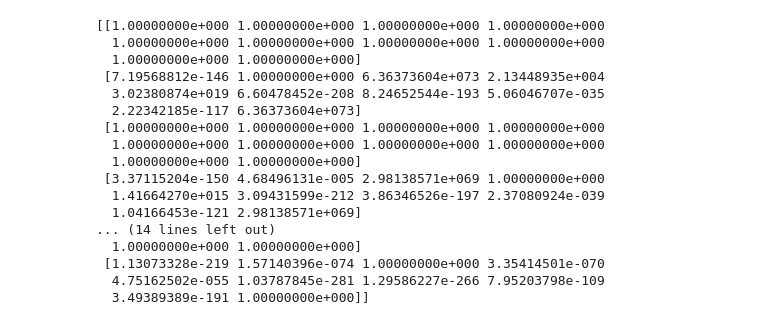
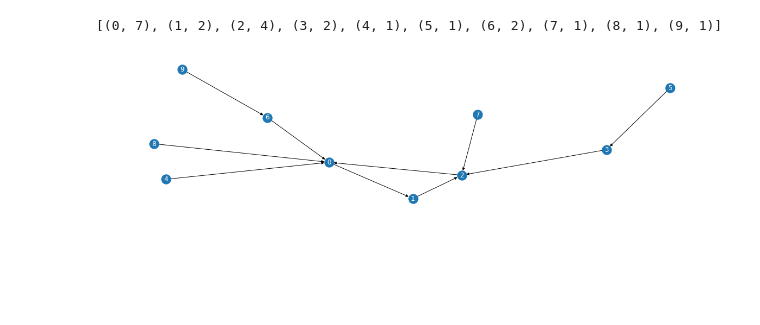
Before and after one commit to aliydgr/ms-thesis, a Jupyter notebook: information-flow-sindy.ipynb, the cells around one changed output. Saved outputs shown, nothing was run; the diff lists cells and outputs as text; code cells hidden in the pictures; blank space fills up the shorter version.

```diff
--- a/information-flow-sindy.ipynb
+++ b/information-flow-sindy.ipynb
@@ -173,37 +189,33 @@ DiMultiDegreeView({0: 11, 1: 4, 2: 7, 3: 1, 4: 2, 5: 1, 6: 1, 7: 1, 8: 1, 9: 1})
+# %%
+print(graph.degree)
+nx.draw(graph, with_labels=True, font_color='white')
+# %% [output]
+[(0, 7), (1, 2), (2, 4), (3, 2), (4, 1), (5, 1), (6, 2), (7, 1), (8, 1), (9, 1)]
+[figure, added]
 # %%
-g_matrix = np.empty((number_of_nodes,number_of_nodes))
-alpha = 0.5
-t_perturbed = np.arange(0, 10, dt)
-for i in range(0, number_of_nodes):
-    perturbation_i = np.zeros(number_of_nodes)
-    perturbation_i[i] = sindy_steady_state[i] * alpha
-    perturbed_i = np.add(sindy_steady_state, perturbation)
+def calculate_g(alpha, steady_state, dynamic_func):
+    g_matrix = np.empty((number_of_nodes,number_of_nodes))
+    t_perturbed = np.arange(0, 10, dt)
 
-    x_perturbed_i = odeint(bio_sindy, perturbed_i, t_perturbed)
-    final_state_i = x_perturbed_i[-1]
-    diff_i = np.subtract(final_state_i, sindy_steady_state)
+    for i in range(0, number_of_nodes):
+        perturbation_i = np.zeros(number_of_nodes)
+        perturbation_i[i] = steady_state[i] * alpha
+        perturbed_i = np.add(steady_state, perturbation_i[i])
 
-    dxi_xi = diff_i[i]/sindy_steady_state[i]
-    for j in range(0, number_of_nodes):
-        dxj_xj = diff_i[j]/sindy_steady_state[j]
-        g_matrix[i,j] = abs(dxi_xi/dxj_xj)
+        x_perturbed_i = odeint(dynamic_func, perturbed_i, t_perturbed)
+        final_state_i = x_perturbed_i[-1]
+        diff_i = np.subtract(final_state_i, steady_state)
 
-print(g_matrix)
+        dxi_xi = diff_i[i]/steady_state[i]
+        for j in range(0, number_of_nodes):
+            dxj_xj = diff_i[j]/steady_state[j]
+            g_matrix[i,j] = abs(dxi_xi/dxj_xj)
+
+    return g_matrix
+
+def find_g_dist(g_matrix):
+    g_dist = []
+    for row in g_matrix:
+        for gij in row:
+            g_dist.append(gij)
+    return g_dist
-# %% [output]
-[[1.00000000e+000 1.00000000e+000 1.00000000e+000 1.00000000e+000
-  1.00000000e+000 1.00000000e+000 1.00000000e+000 1.00000000e+000
-  1.00000000e+000 1.00000000e+000]
- [7.19568812e-146 1.00000000e+000 6.36373604e+073 2.13448935e+004
-  3.02380874e+019 6.60478452e-208 8.24652544e-193 5.06046707e-035
-  2.22342185e-117 6.36373604e+073]
- [1.00000000e+000 1.00000000e+000 1.00000000e+000 1.00000000e+000
-  1.00000000e+000 1.00000000e+000 1.00000000e+000 1.00000000e+000
-  1.00000000e+000 1.00000000e+000]
- [3.37115204e-150 4.68496131e-005 2.98138571e+069 1.00000000e+000
-  1.41664270e+015 3.09431599e-212 3.86346526e-197 2.37080924e-039
-  1.04166453e-121 2.98138571e+069]
-... (14 lines left out)
-  1.00000000e+000 1.00000000e+000]
- [1.13073328e-219 1.57140396e-074 1.00000000e+000 3.35414501e-070
-  4.75162502e-055 1.03787845e-281 1.29586227e-266 7.95203798e-109
-  3.49389389e-191 1.00000000e+000]]
```
Also changed, not shown: parts of 16 cells of this notebook.
